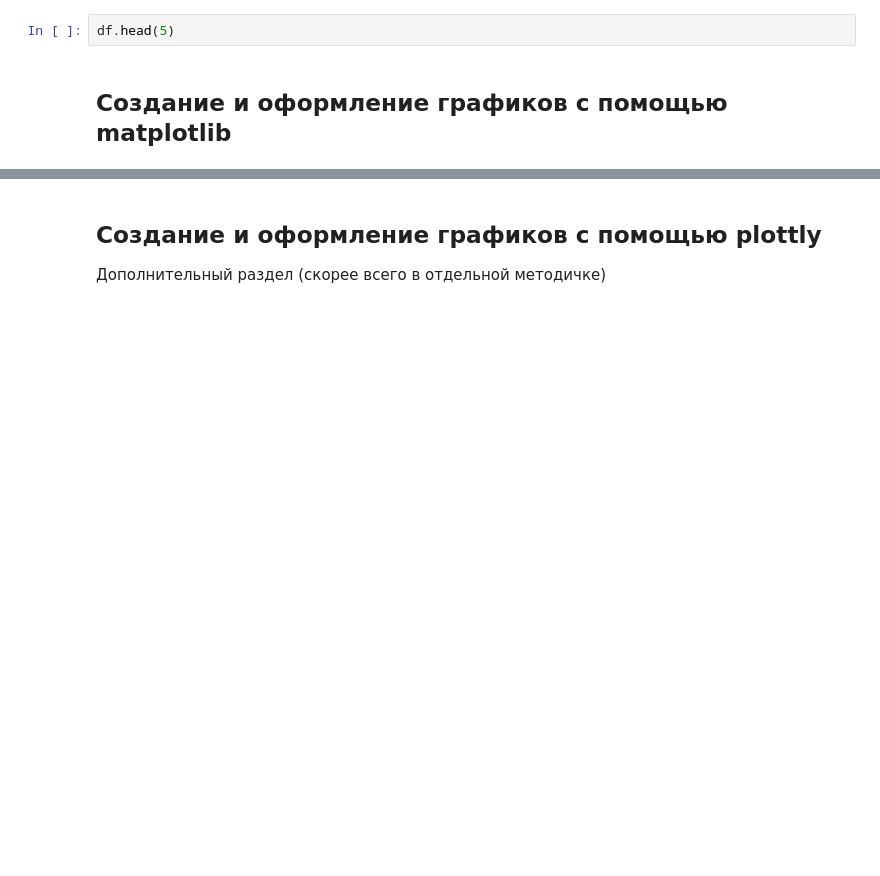
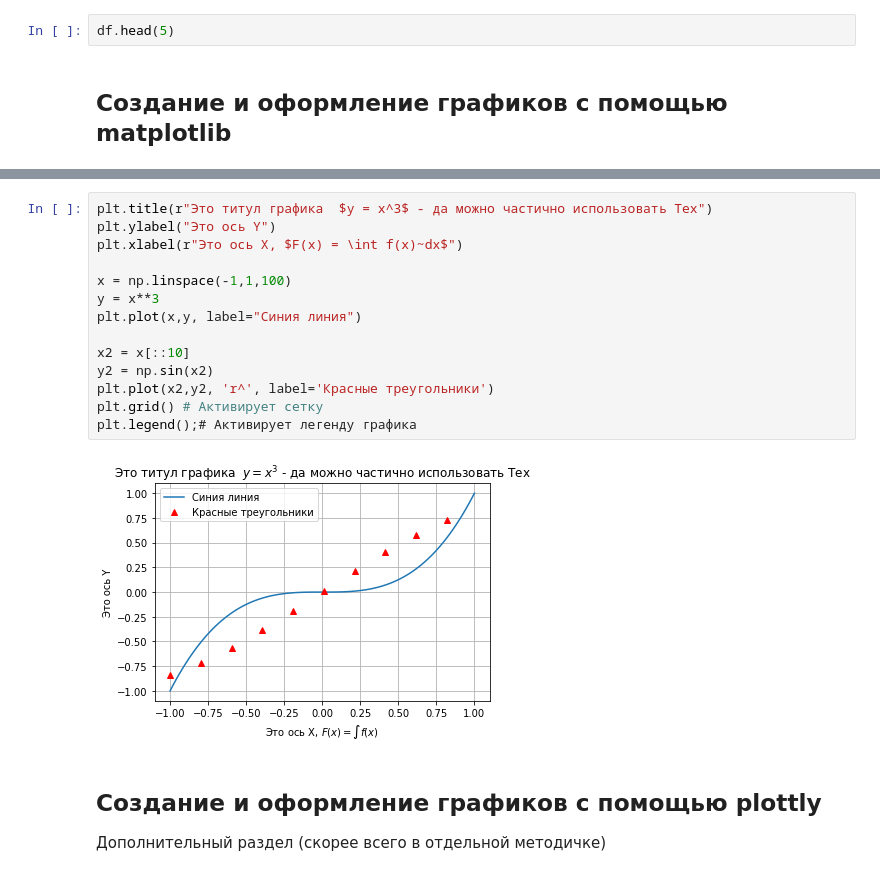
Before and after one commit to mipt-genphys/mipt-stat-book, a Jupyter notebook: notebooks/Draft.ipynb, the cells around one changed output, grey strips where cells are left out. Drawn from its saved outputs; the diff is of its cells as text; blank space fills up the shorter version.

```diff
--- a/notebooks/Draft.ipynb
+++ b/notebooks/Draft.ipynb
@@ -348,3 +378,19 @@ df.head(5)
+# %%
+plt.title(r"Это титул графика  $y = x^3$ - да можно частично использовать Tex")
+plt.ylabel("Это ось Y")
+plt.xlabel(r"Это ось X, $F(x) = \int f(x)~dx$")
+
+x = np.linspace(-1,1,100)
+y = x**3
+plt.plot(x,y, label="Синия линия")
+
+x2 = x[::10]
+y2 = np.sin(x2)
+plt.plot(x2,y2, 'r^', label='Красные треугольники')
+plt.grid() # Активирует сетку
+plt.legend();# Активирует легенду графика
+# %% [output]
+[figure, added]
 # %% [markdown]
 ## Создание и оформление графиков с помощью plottly
 Дополнительный раздел (скорее всего в отдельной методичке)
```
Also changed, not shown: parts of 8 cells of this notebook.
